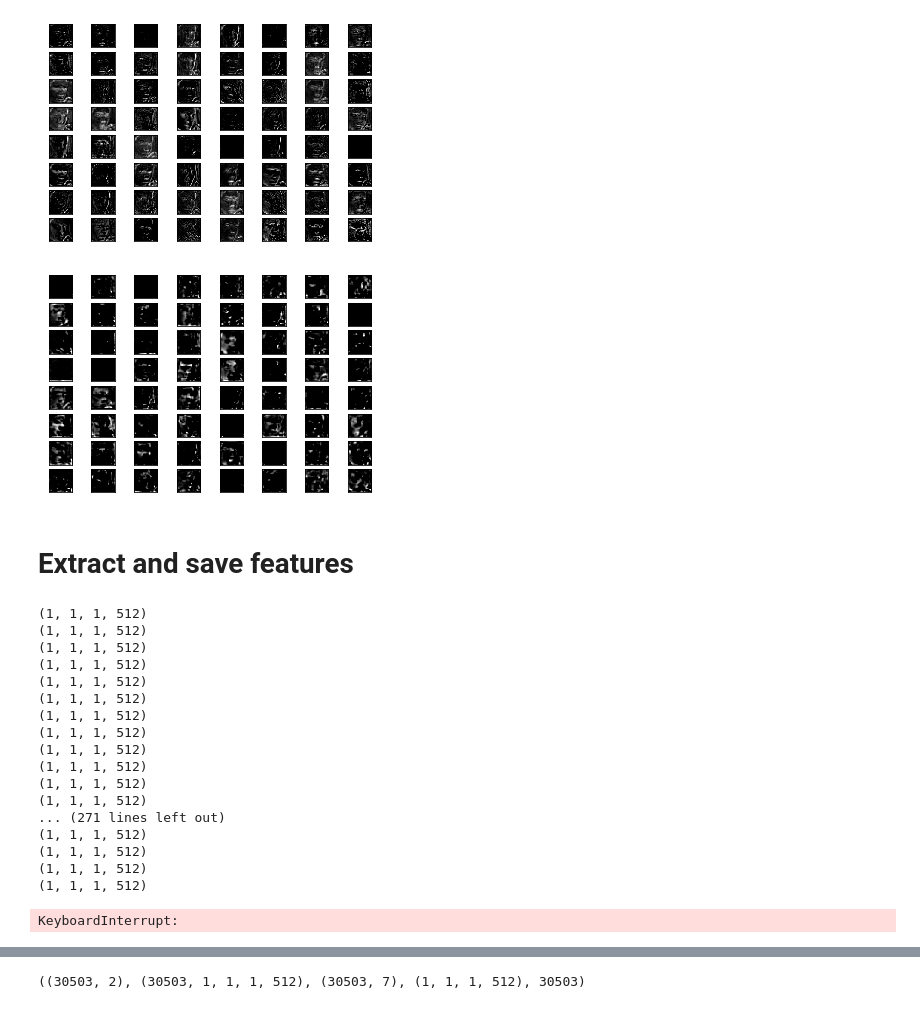
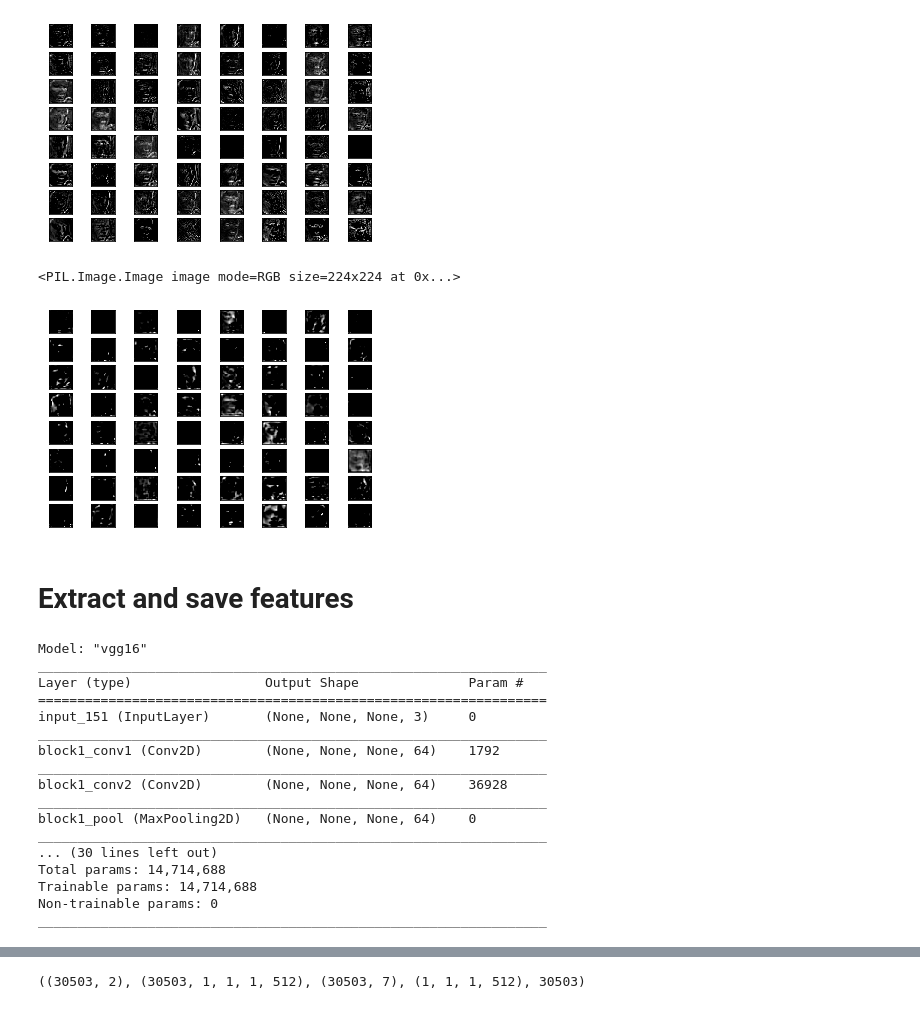
Before and after one commit to chitwankaudan/videoemotion, a Jupyter notebook: Keras model.ipynb, the cells around one changed output, grey strips where cells are left out. Drawn from its saved outputs; the diff is of its cells as text; code cells hidden in the pictures.

```diff
--- a/Keras model.ipynb
+++ b/Keras model.ipynb
@@ -144,14 +144,14 @@ import matplotlib.pyplot as plt
 
 # display source photo
 photo = plt.imread('angry_fer0.jpg')
-plt.imshow(photo)
+plt.imshow(photo, cmap='gray')
 plt.show()
 
 model = vgg16.VGG16(weights='imagenet', include_top=False)
 model = Model(inputs=model.inputs, outputs=model.layers[1].output)
 
 img_path = 'angry_fer0.jpg'
-img = image.load_img(img_path, target_size=(224, 224))
+img = image.load_img(img_path)
 x = np.array(img)
 x = np.expand_dims(x, axis=0)
 x = preprocess_input(x) # scale image pixels
@@ -204,30 +204,32 @@ plt.show()
 # %%
 # features detected in final layer
 model = vgg16.VGG16(weights='imagenet', include_top=False)
-model = Model(inputs=model.inputs, outputs=model.layers[12].output)
+model = Model(inputs=model.inputs, outputs=model.layers[13].output)
 
 img_path = 'angry_fer0.jpg'
 img = image.load_img(img_path, target_size=(224, 224))
+print(img)
 x = np.array(img)
 x = np.expand_dims(x, axis=0)
 x = preprocess_input(x) # scale image pixels
 feature_maps = model.predict(x)
 
 square = 8
 ix = 1
 for i in range(square):
     for i in range(square):
         # specify subplot and turn of axis
         ax = plt.subplot(square, square, ix)
         ax.set_xticks([])
         ax.set_yticks([])
         # plot filter channel in grayscale
         plt.imshow(feature_maps[0, :, :, ix-1], cmap='gray')
         ix += 1
 # show the figure
 plt.show()
 # %% [output]
+<PIL.Image.Image image mode=RGB size=224x224 at 0x...>
-[figure, old version]
+[figure, new version]
 # %% [markdown]
 # Extract and save features
 # %%
@@ -268,26 +280,25 @@ def pickle_out(pickle_name, data):
     pickle.dump(data, pickle_out)
     pickle_out.close()
 # %%
-x_train_features = extract_features("x_train")
+x_train_features = extract_features_dataset("x_train")
 x_train_features.shape
 pickle_out("x_train_features", x_train_features)
 # %% [output]
-(1, 1, 1, 512)
-(1, 1, 1, 512)
-(1, 1, 1, 512)
-(1, 1, 1, 512)
-(1, 1, 1, 512)
-(1, 1, 1, 512)
-(1, 1, 1, 512)
-(1, 1, 1, 512)
-(1, 1, 1, 512)
-(1, 1, 1, 512)
-(1, 1, 1, 512)
-(1, 1, 1, 512)
-... (271 lines left out)
-(1, 1, 1, 512)
-(1, 1, 1, 512)
-(1, 1, 1, 512)
-(1, 1, 1, 512)
+Model: "vgg16"
+_________________________________________________________________
+Layer (type)                 Output Shape              Param #
+=================================================================
+input_151 (InputLayer)       (None, None, None, 3)     0
+_________________________________________________________________
+block1_conv1 (Conv2D)        (None, None, None, 64)    1792
+_________________________________________________________________
+block1_conv2 (Conv2D)        (None, None, None, 64)    36928
+_________________________________________________________________
+block1_pool (MaxPooling2D)   (None, None, None, 64)    0
+_________________________________________________________________
+... (30 lines left out)
+Total params: 14,714,688
+Trainable params: 14,714,688
+Non-trainable params: 0
+_________________________________________________________________
-KeyboardInterrupt:
 # %%
```
Also changed, not shown: parts of 25 cells of this notebook, 1 other file.
